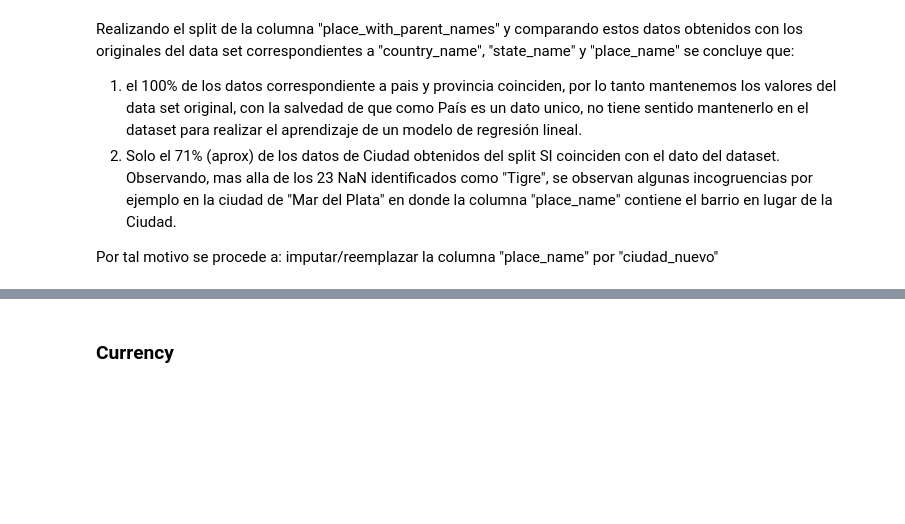
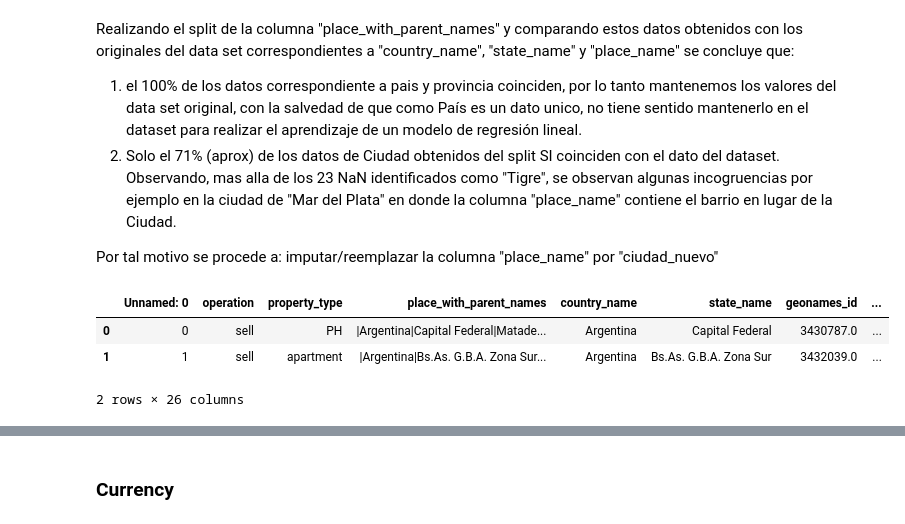
Before and after one commit to fbenitezpiloni/dh_tp_grupo_13, a Jupyter notebook: TP1/TP1_DH.ipynb, the cells around one changed output, grey strips where cells are left out. Drawn from its saved outputs; the diff is of its cells as text; code cells hidden in the pictures; blank space fills up the shorter version.

```diff
--- a/TP1/TP1_DH.ipynb
+++ b/TP1/TP1_DH.ipynb
@@ -254,3 +272,16 @@ Realizando el split de la columna "place_with_parent_names" y comparando estos d
 Por tal motivo se procede a: imputar/reemplazar la columna "place_name" por "ciudad_nuevo"
 # %%
 # PENDIENTE: HACER IMPUTACIÓN, ES DROPEAR PLACE NAME Y AGREGAR CIUDAD NUEVO
+
+df_ciudad_nueva=df_check_place.drop(["country_name","place_name","place_with_parent_names",
+"pais_nuevo","provincia_nuevo","state_name"],axis=1)
+df_ciudad_nueva
+
+df_prop=pd.concat([df_prop,df_ciudad_nueva], axis=1)
+df_prop=df_prop.drop(["place_name"], axis=1)
+df_prop.head(2)
+# %% [output]
+|  | Unnamed: 0 | operation | property_type | place_with_parent_names | country_name | state_name | geonames_id | ... |
+| 0 | 0 | sell | PH | |Argentina|Capital Federal|Matade... | Argentina | Capital Federal | 3430787.0 | ... |
+| 1 | 1 | sell | apartment | |Argentina|Bs.As. G.B.A. Zona Sur... | Argentina | Bs.As. G.B.A. Zona Sur | 3432039.0 | ... |
+2 rows × 26 columns
```
Also changed, not shown: parts of 8 cells of this notebook.
